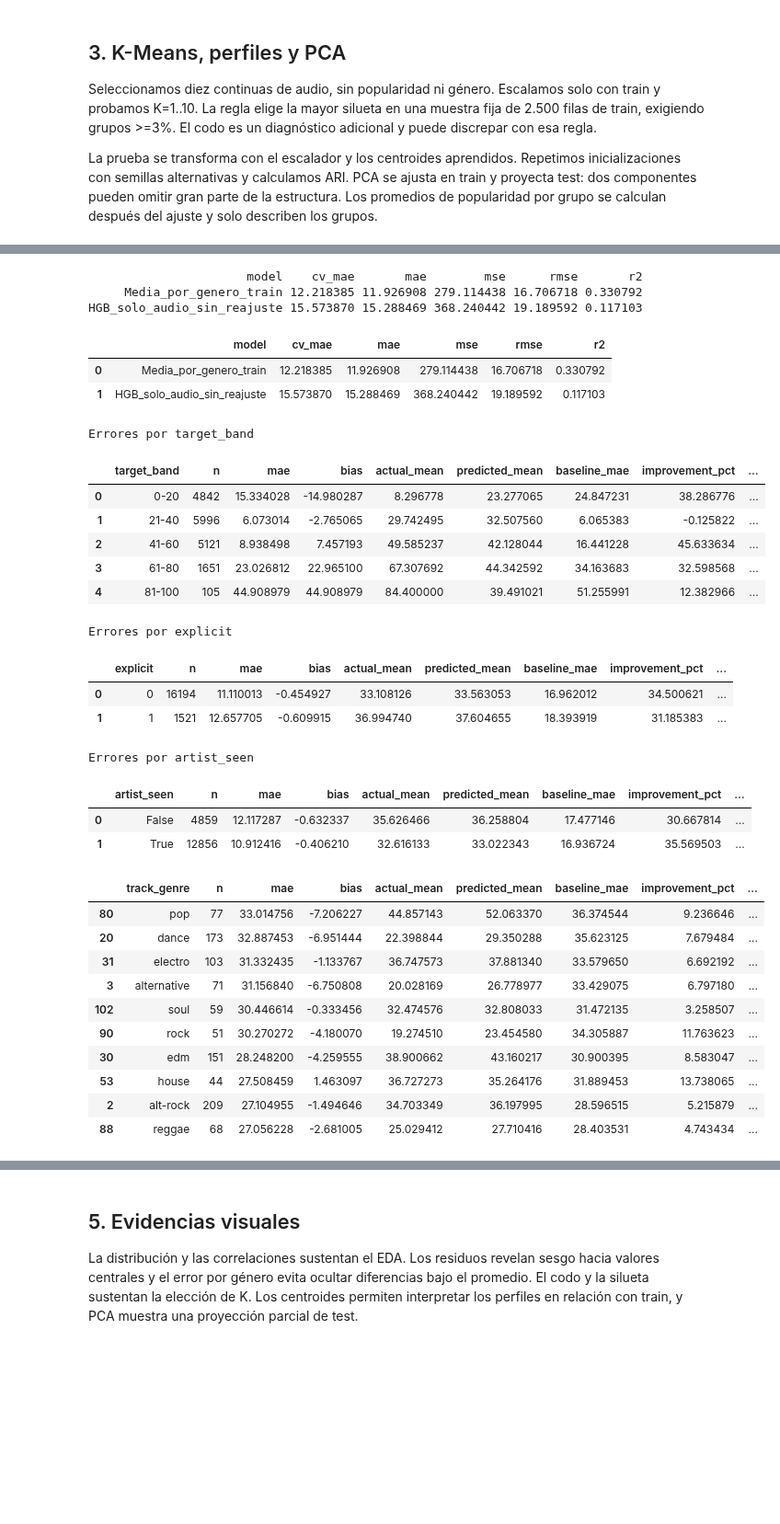
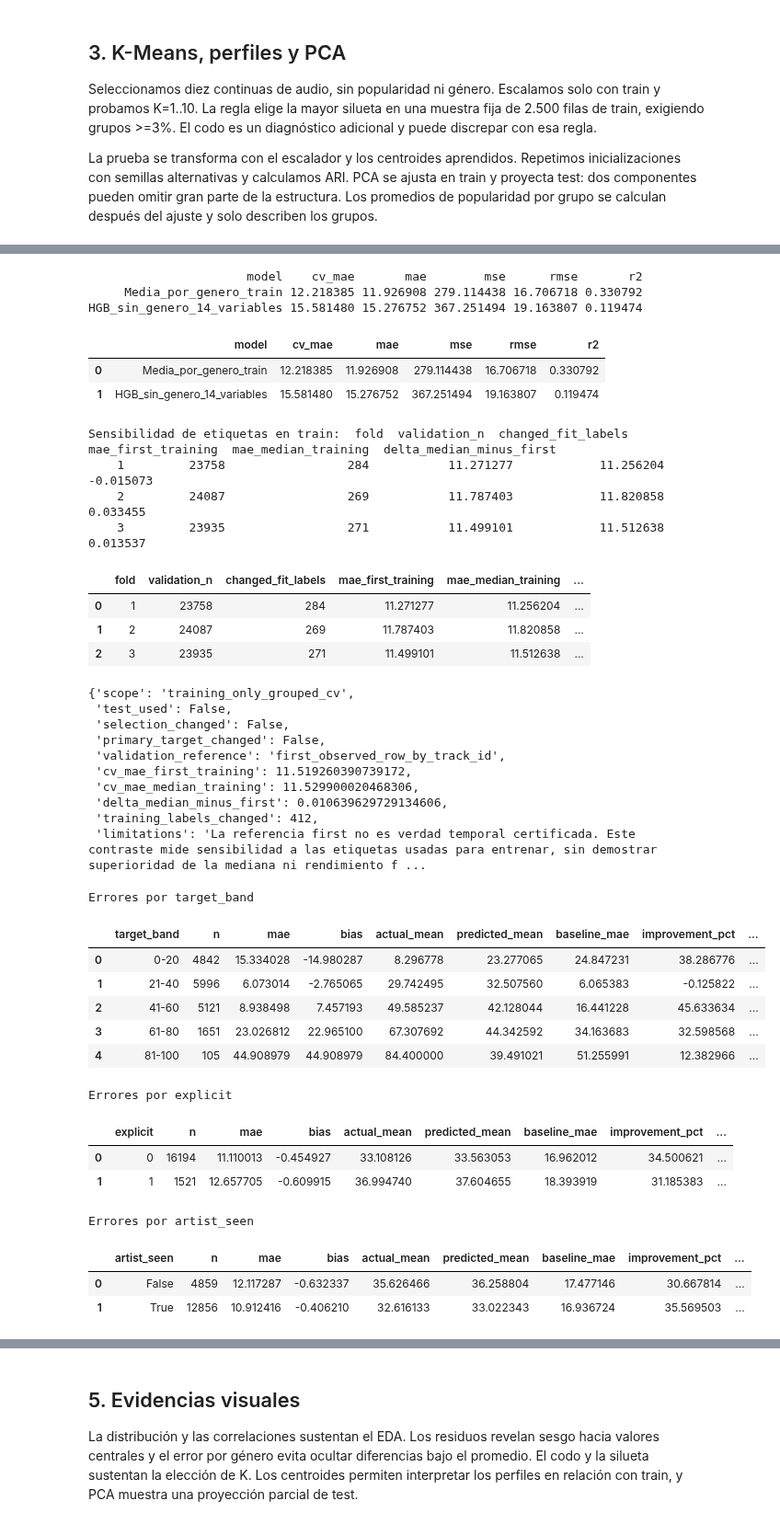
Before and after one commit to benjadiaz112/spotify-tracks-eda, a Jupyter notebook: notebooks/05_proyecto_completo_eva2.ipynb, the cells around one changed output, grey strips where cells are left out. Shown at 92% size. Cells and saved outputs as stored; diff of their text form; code cells hidden in the pictures; blank space fills up the shorter version.

```diff
--- a/notebooks/05_proyecto_completo_eva2.ipynb
+++ b/notebooks/05_proyecto_completo_eva2.ipynb
@@ -121,0 +126,4 @@ Name: popularity, dtype: float64
+# %%
+display(json.loads((ROOT / 'reports/eva2/target_audit.json').read_text(encoding='utf-8')))
+display(pd.read_csv(ROOT / 'reports/eva2/target_conflicts.csv')
+        .sort_values('range', ascending=False).head(10))
@@ -258,41 +296,50 @@ Comparamos también con una referencia que aprende la media por género solo en
 # %%
 display(audit_genre(data, ROOT))
+display(audit_label_policy(data, ROOT))
+display(json.loads((ROOT / 'reports/eva2/label_sensitivity.json').read_text(encoding='utf-8')))
 for name in ['target_band', 'explicit', 'artist_seen']:
     print('Errores por', name)
     display(pd.read_csv(ROOT / f'reports/eva2/errors_by_{name}.csv'))
 display(pd.read_csv(ROOT / 'reports/eva2/errors_by_track_genre.csv')
         .query('n >= 30').sort_values('mae', ascending=False).head(10))
 display(pd.read_csv(ROOT / 'reports/eva2/permutation_importance.csv'))
 # %% [output]
                       model    cv_mae       mae        mse      rmse       r2
      Media_por_genero_train 12.218385 11.926908 279.114438 16.706718 0.330792
-HGB_solo_audio_sin_reajuste 15.573870 15.288469 368.240442 19.189592 0.117103
+HGB_sin_genero_14_variables 15.581480 15.276752 367.251494 19.163807 0.119474
 |  | model | cv_mae | mae | mse | rmse | r2 |
 | 0 | Media_por_genero_train | 12.218385 | 11.926908 | 279.114438 | 16.706718 | 0.330792 |
-| 1 | HGB_solo_audio_sin_reajuste | 15.573870 | 15.288469 | 368.240442 | 19.189592 | 0.117103 |
+| 1 | HGB_sin_genero_14_variables | 15.581480 | 15.276752 | 367.251494 | 19.163807 | 0.119474 |
-Errores por target_band
+Sensibilidad de etiquetas en train:  fold  validation_n  changed_fit_labels  mae_first_training  mae_median_training  delta_median_minus_first
+    1         23758                 284           11.271277            11.256204                 -0.015073
+    2         24087                 269           11.787403            11.820858                  0.033455
+    3         23935                 271           11.499101            11.512638                  0.013537
-|  | target_band | n | mae | bias | actual_mean | predicted_mean | baseline_mae | improvement_pct | ... |
-| 0 | 0-20 | 4842 | 15.334028 | -14.980287 | 8.296778 | 23.277065 | 24.847231 | 38.286776 | ... |
-| 1 | 21-40 | 5996 | 6.073014 | -2.765065 | 29.742495 | 32.507560 | 6.065383 | -0.125822 | ... |
-| 2 | 41-60 | 5121 | 8.938498 | 7.457193 | 49.585237 | 42.128044 | 16.441228 | 45.633634 | ... |
-| 3 | 61-80 | 1651 | 23.026812 | 22.965100 | 67.307692 | 44.342592 | 34.163683 | 32.598568 | ... |
-| 4 | 81-100 | 105 | 44.908979 | 44.908979 | 84.400000 | 39.491021 | 51.255991 | 12.382966 | ... |
+|  | fold | validation_n | changed_fit_labels | mae_first_training | mae_median_training | ... |
+| 0 | 1 | 23758 | 284 | 11.271277 | 11.256204 | ... |
+| 1 | 2 | 24087 | 269 | 11.787403 | 11.820858 | ... |
+| 2 | 3 | 23935 | 271 | 11.499101 | 11.512638 | ... |
-Errores por explicit
+{'scope': 'training_only_grouped_cv',
+ 'test_used': False,
+ 'selection_changed': False,
+ 'primary_target_changed': False,
+ 'validation_reference': 'first_observed_row_by_track_id',
+ 'cv_mae_first_training': 11.519260390739172,
+ 'cv_mae_median_training': 11.529900020468306,
+ 'delta_median_minus_first': 0.010639629729134606,
+ 'training_labels_changed': 412,
+ 'limitations': 'La referencia first no es verdad temporal certificada. Este contraste mide sensibilidad a las etiquetas usadas para entrenar, sin demostrar superioridad de la mediana ni rendimiento f ...
+Errores por target_band
-|  | explicit | n | mae | bias | actual_mean | predicted_mean | baseline_mae | improvement_pct | ... |
-| 0 | 0 | 16194 | 11.110013 | -0.454927 | 33.108126 | 33.563053 | 16.962012 | 34.500621 | ... |
-| 1 | 1 | 1521 | 12.657705 | -0.609915 | 36.994740 | 37.604655 | 18.393919 | 31.185383 | ... |
+|  | target_band | n | mae | bias | actual_mean | predicted_mean | baseline_mae | improvement_pct | ... |
+| 0 | 0-20 | 4842 | 15.334028 | -14.980287 | 8.296778 | 23.277065 | 24.847231 | 38.286776 | ... |
+| 1 | 21-40 | 5996 | 6.073014 | -2.765065 | 29.742495 | 32.507560 | 6.065383 | -0.125822 | ... |
+| 2 | 41-60 | 5121 | 8.938498 | 7.457193 | 49.585237 | 42.128044 | 16.441228 | 45.633634 | ... |
+| 3 | 61-80 | 1651 | 23.026812 | 22.965100 | 67.307692 | 44.342592 | 34.163683 | 32.598568 | ... |
+| 4 | 81-100 | 105 | 44.908979 | 44.908979 | 84.400000 | 39.491021 | 51.255991 | 12.382966 | ... |
-Errores por artist_seen
+Errores por explicit
-|  | artist_seen | n | mae | bias | actual_mean | predicted_mean | baseline_mae | improvement_pct | ... |
-| 0 | False | 4859 | 12.117287 | -0.632337 | 35.626466 | 36.258804 | 17.477146 | 30.667814 | ... |
-| 1 | True | 12856 | 10.912416 | -0.406210 | 32.616133 | 33.022343 | 16.936724 | 35.569503 | ... |
+|  | explicit | n | mae | bias | actual_mean | predicted_mean | baseline_mae | improvement_pct | ... |
+| 0 | 0 | 16194 | 11.110013 | -0.454927 | 33.108126 | 33.563053 | 16.962012 | 34.500621 | ... |
+| 1 | 1 | 1521 | 12.657705 | -0.609915 | 36.994740 | 37.604655 | 18.393919 | 31.185383 | ... |
+Errores por artist_seen
-|  | track_genre | n | mae | bias | actual_mean | predicted_mean | baseline_mae | improvement_pct | ... |
-| 80 | pop | 77 | 33.014756 | -7.206227 | 44.857143 | 52.063370 | 36.374544 | 9.236646 | ... |
-| 20 | dance | 173 | 32.887453 | -6.951444 | 22.398844 | 29.350288 | 35.623125 | 7.679484 | ... |
-| 31 | electro | 103 | 31.332435 | -1.133767 | 36.747573 | 37.881340 | 33.579650 | 6.692192 | ... |
-| 3 | alternative | 71 | 31.156840 | -6.750808 | 20.028169 | 26.778977 | 33.429075 | 6.797180 | ... |
-| 102 | soul | 59 | 30.446614 | -0.333456 | 32.474576 | 32.808033 | 31.472135 | 3.258507 | ... |
-| 90 | rock | 51 | 30.270272 | -4.180070 | 19.274510 | 23.454580 | 34.305887 | 11.763623 | ... |
-| 30 | edm | 151 | 28.248200 | -4.259555 | 38.900662 | 43.160217 | 30.900395 | 8.583047 | ... |
-| 53 | house | 44 | 27.508459 | 1.463097 | 36.727273 | 35.264176 | 31.889453 | 13.738065 | ... |
-| 2 | alt-rock | 209 | 27.104955 | -1.494646 | 34.703349 | 36.197995 | 28.596515 | 5.215879 | ... |
-| 88 | reggae | 68 | 27.056228 | -2.681005 | 25.029412 | 27.710416 | 28.403531 | 4.743434 | ... |
+|  | artist_seen | n | mae | bias | actual_mean | predicted_mean | baseline_mae | improvement_pct | ... |
+| 0 | False | 4859 | 12.117287 | -0.632337 | 35.626466 | 36.258804 | 17.477146 | 30.667814 | ... |
+| 1 | True | 12856 | 10.912416 | -0.406210 | 32.616133 | 33.022343 | 16.936724 | 35.569503 | ... |
```
Also changed, not shown: parts of 9 cells of this notebook, 21 other files.
